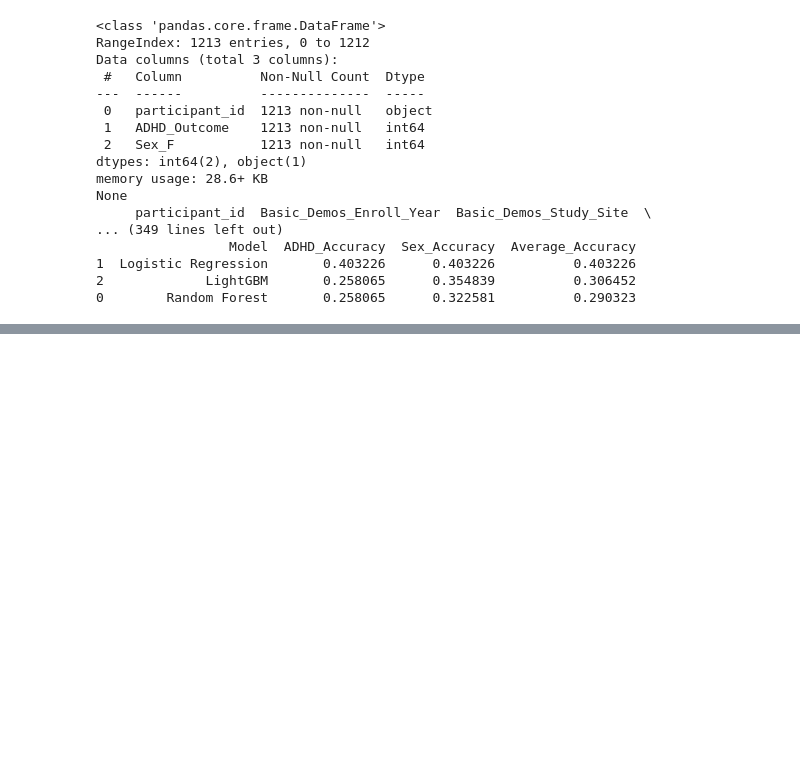
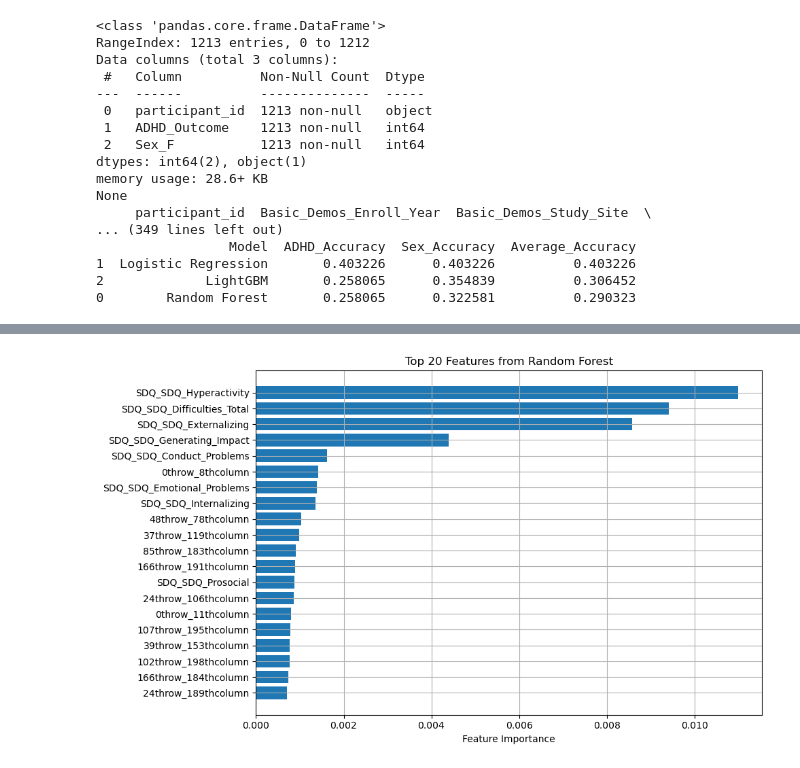
Before and after one commit to panditpooja/WiDS_Datathon_2025, a Jupyter notebook: train.ipynb, the cells around one changed output, grey strips where cells are left out. Drawn from its saved outputs; the diff is of its cells as text; code cells hidden in the pictures; blank space fills up the shorter version.

Commit message:
Merged the train code and updated the content

```diff
--- a/train.ipynb
+++ b/train.ipynb
@@ -1052,0 +803,23 @@ Predictions saved to 'test_predictions.csv'.
+# %%
+# Train selector with higher n_estimators
+rf = RandomForestClassifier(n_estimators=200, random_state=108)
+rf.fit(X_scaled, y['ADHD_Outcome'])
+
+# Get feature importances
+importances = rf.feature_importances_
+feature_names = X.columns
+
+# Sort and plot top N features
+top_n = 20
+indices = np.argsort(importances)[-top_n:]
+
+plt.figure(figsize=(10, 6))
+plt.barh(range(top_n), importances[indices], align='center')
+plt.yticks(range(top_n), [feature_names[i] for i in indices])
+plt.xlabel('Feature Importance')
+plt.title(f'Top {top_n} Features from Random Forest')
+plt.tight_layout()
+plt.grid()
+plt.show()
+# %% [output]
+[figure, added]
```
Also changed, not shown: parts of 31 cells of this notebook.
